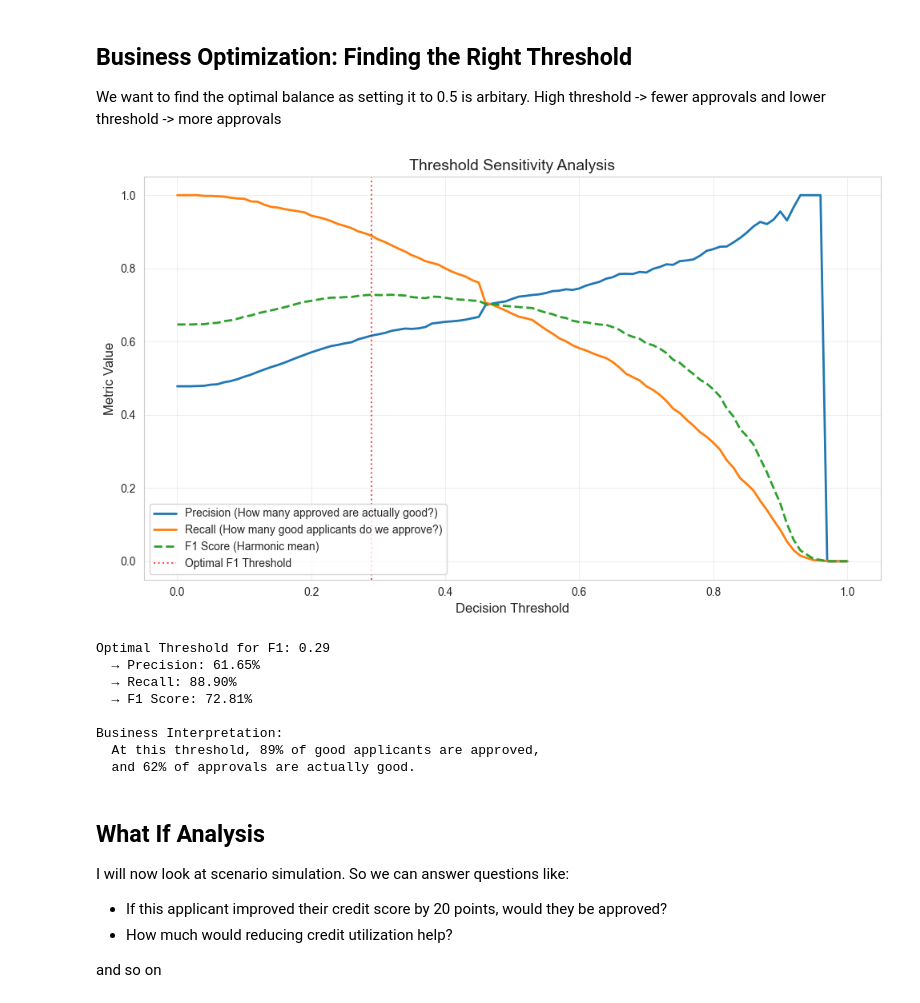
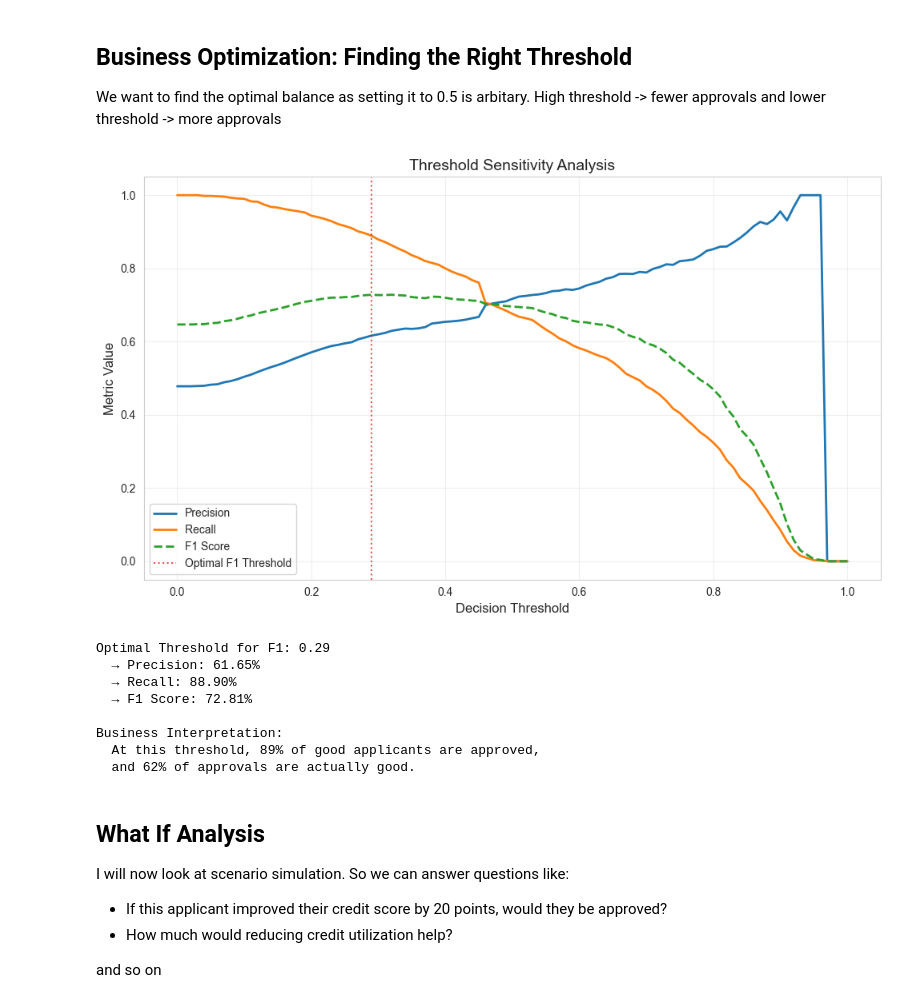
Before and after one commit to visheshgupta19/XAI_final_project, a Jupyter notebook: analysis.ipynb, the cells around one changed output. Cells and saved outputs as stored; diff of their text form; code cells hidden in the pictures.

```diff
--- a/analysis.ipynb
+++ b/analysis.ipynb
@@ -478,51 +478,51 @@ plt.figure(figsize=(10, 6))
 plt.plot(
     threshold_df["threshold"],
     threshold_df["precision"],
-    label="Precision (How many approved are actually good?)",
+    label="Precision",
     linewidth=2,
 )
 plt.plot(
     threshold_df["threshold"],
     threshold_df["recall"],
-    label="Recall (How many good applicants do we approve?)",
+    label="Recall ",
     linewidth=2,
 )
 plt.plot(
     threshold_df["threshold"],
     threshold_df["f1"],
-    label="F1 Score (Harmonic mean)",
+    label="F1 Score ",
     linewidth=2,
     linestyle="--",
 )
 
 # optimal F1 threshold
 best = threshold_df.loc[threshold_df["f1"].idxmax()]
 plt.axvline(
     best["threshold"],
     color="red",
     linestyle=":",
     alpha=0.7,
     label=f"Optimal F1 Threshold",
 )
 
 plt.xlabel("Decision Threshold", fontsize=12)
 plt.ylabel("Metric Value", fontsize=12)
 plt.title("Threshold Sensitivity Analysis", fontsize=14)
 plt.legend(loc="best")
 plt.grid(True, alpha=0.3)
 plt.tight_layout()
 plt.show()
 
 print(f"\nOptimal Threshold for F1: {best['threshold']:.2f}")
 print(f"  → Precision: {best['precision']:.2%}")
 print(f"  → Recall: {best['recall']:.2%}")
 print(f"  → F1 Score: {best['f1']:.2%}")
 
 print(f"\nBusiness Interpretation:")
 print(f"  At this threshold, {best['recall']:.0%} of good applicants are approved,")
 print(f"  and {best['precision']:.0%} of approvals are actually good.")
 # %% [output]
-[figure, old version]
+[figure, new version]
 Optimal Threshold for F1: 0.29
   → Precision: 61.65%
   → Recall: 88.90%
```
Also changed, not shown: parts of 3 cells of this notebook, 4 other files.
